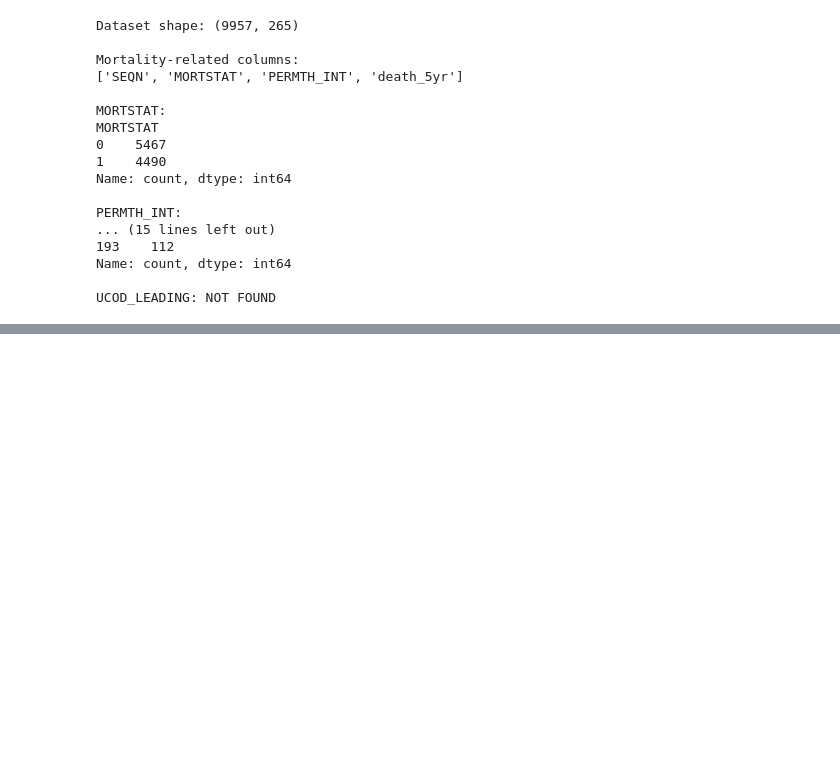
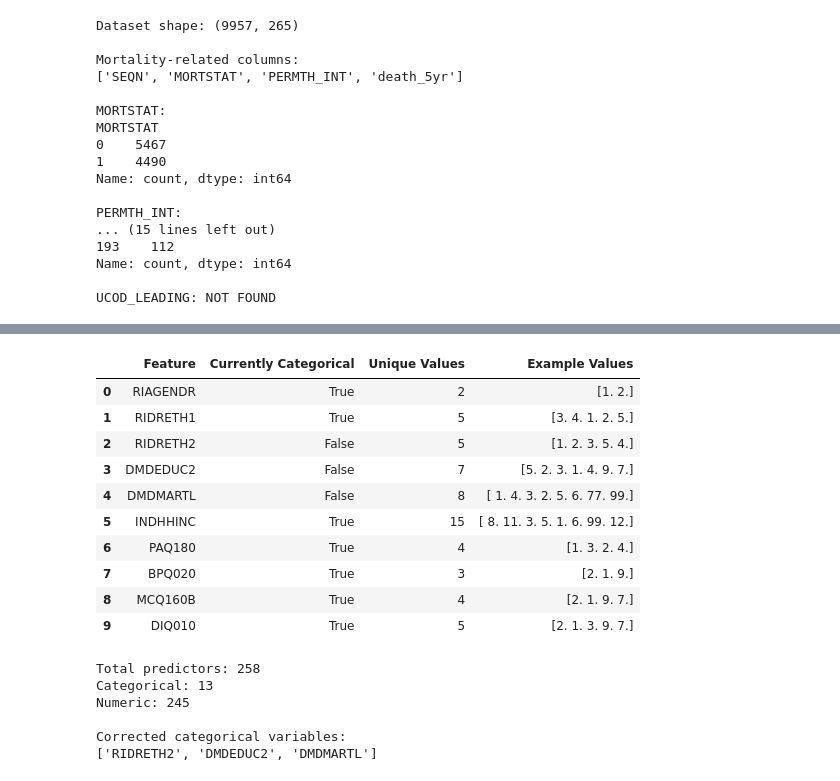
Before and after one commit to Evode-Manirahari/nhanes-cardiovascular-ml, a Jupyter notebook: notebooks/03_onehot_baseline_cv.ipynb, the cells around one changed output, grey strips where cells are left out. Cells and saved outputs as stored; diff of their text form; code cells hidden in the pictures; blank space fills up the shorter version.

```diff
--- a/notebooks/03_onehot_baseline_cv.ipynb
+++ b/notebooks/03_onehot_baseline_cv.ipynb
@@ -1287,0 +1361,77 @@ UCOD_LEADING: NOT FOUND
+# %%
+check_features = [
+    "RIAGENDR", "RIDRETH1", "RIDRETH2",
+    "DMDEDUC2", "DMDMARTL", "INDHHINC",
+    "PAQ180", "BPQ020", "MCQ160B", "DIQ010"
+]
+
+checks = []
+
+for feature in check_features:
+    if feature in X_all.columns:
+        checks.append({
+            "Feature": feature,
+            "Currently Categorical": feature in categorical_all,
+            "Unique Values": X_all[feature].nunique(),
+            "Example Values": str(
+                X_all[feature].dropna().unique()[:8]
+            )
+        })
+
+display(pd.DataFrame(checks))
+# %% [output]
+|  | Feature | Currently Categorical | Unique Values | Example Values |
+| 0 | RIAGENDR | True | 2 | [1. 2.] |
+| 1 | RIDRETH1 | True | 5 | [3. 4. 1. 2. 5.] |
+| 2 | RIDRETH2 | False | 5 | [1. 2. 3. 5. 4.] |
+| 3 | DMDEDUC2 | False | 7 | [5. 2. 3. 1. 4. 9. 7.] |
+| 4 | DMDMARTL | False | 8 | [ 1. 4. 3. 2. 5. 6. 77. 99.] |
+| 5 | INDHHINC | True | 15 | [ 8. 11. 3. 5. 1. 6. 99. 12.] |
+| 6 | PAQ180 | True | 4 | [1. 3. 2. 4.] |
+| 7 | BPQ020 | True | 3 | [2. 1. 9.] |
+| 8 | MCQ160B | True | 4 | [2. 1. 9. 7.] |
+| 9 | DIQ010 | True | 5 | [2. 1. 3. 9. 7.] |
+# %%
+# Correct categorical feature types
+extra_categorical = [
+    "RIDRETH2",
+    "DMDEDUC2",
+    "DMDMARTL"
+]
+
+categorical_all = list(dict.fromkeys(
+    categorical_all +
+    [c for c in extra_categorical if c in X_all.columns]
+))
+
+numeric_all = [
+    c for c in X_all.columns
+    if c not in categorical_all
+]
+
+# Clean special missing-response codes
+missing_codes = {
+    "DMDEDUC2": [7, 9],
+    "DMDMARTL": [77, 99],
+    "INDHHINC": [77, 99],
+    "BPQ020": [7, 9],
+    "MCQ160B": [7, 9],
+    "DIQ010": [7, 9]
+}
+
+for col, codes in missing_codes.items():
+    if col in X_all.columns:
+        X_all[col] = X_all[col].replace(codes, np.nan)
+
+print("Total predictors:", X_all.shape[1])
+print("Categorical:", len(categorical_all))
+print("Numeric:", len(numeric_all))
+print("\nCorrected categorical variables:")
+print(extra_categorical)
+# %% [output]
+Total predictors: 258
+Categorical: 13
+Numeric: 245
+
+Corrected categorical variables:
+['RIDRETH2', 'DMDEDUC2', 'DMDMARTL']
```
Also changed, not shown: parts of 22 cells of this notebook.
